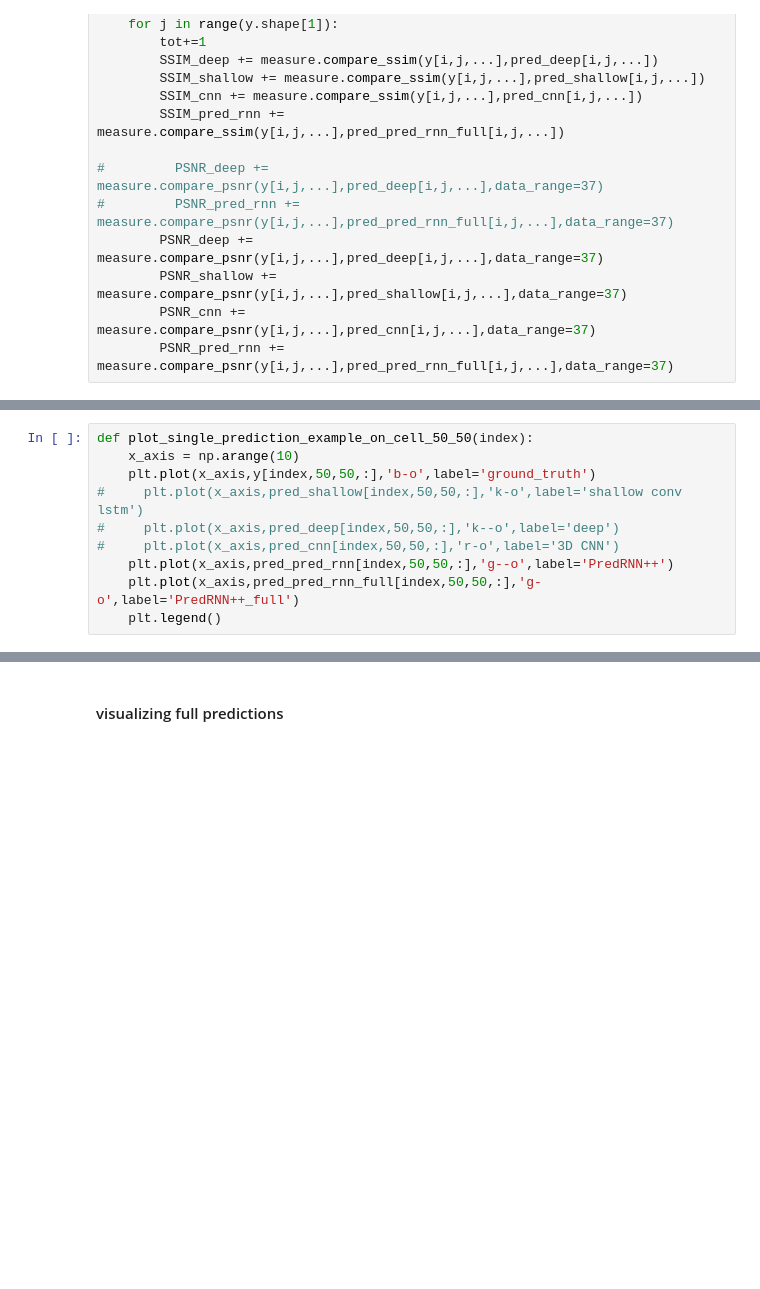
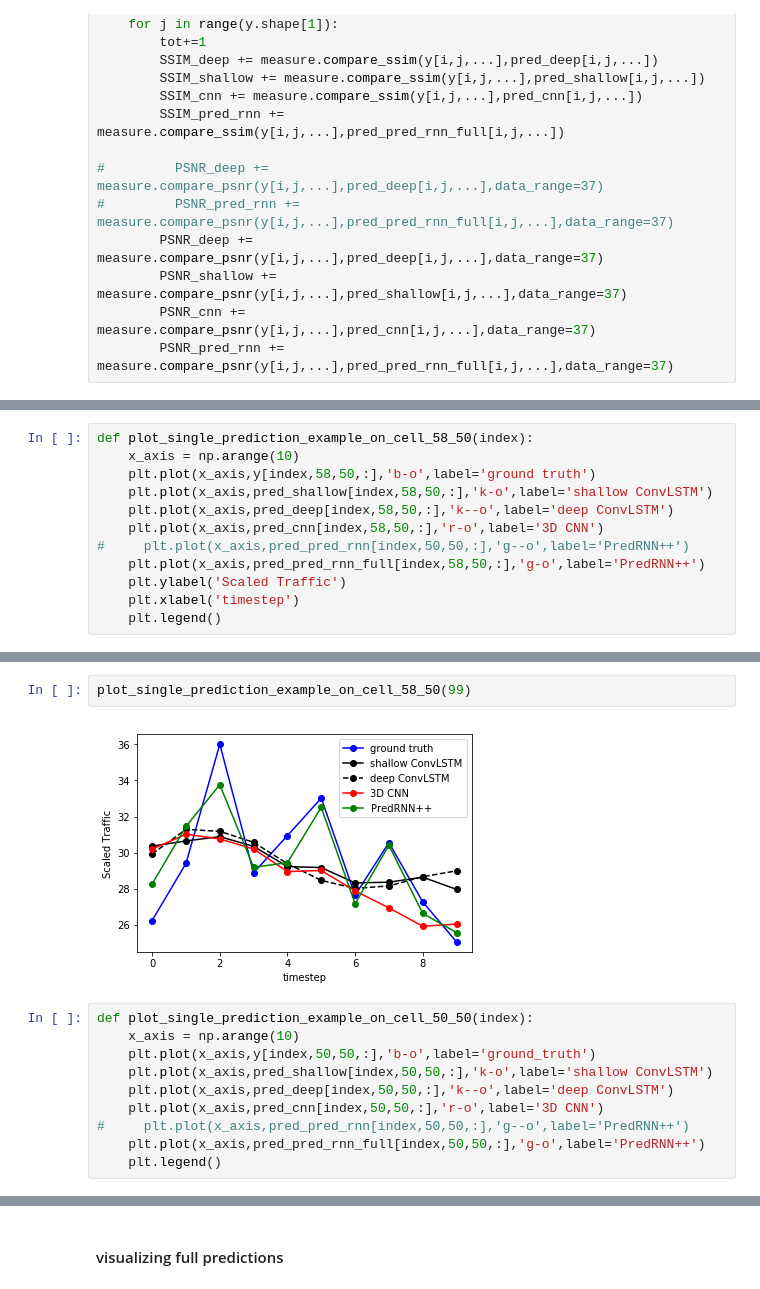
Before and after one commit to nanton96/Mobile-Data-Forecasting-With-Spatio-Temporal-Networks, a Jupyter notebook: notebooks/visualising_predictions.ipynb, the cells around one changed output, grey strips where cells are left out. Drawn from its saved outputs; the diff is of its cells as text; blank space fills up the shorter version.

```diff
--- a/notebooks/visualising_predictions.ipynb
+++ b/notebooks/visualising_predictions.ipynb
@@ -128,0 +129,12 @@ plot_single_prediction_example_on_cell_58_50_with_input(99)
+# %%
+def plot_single_prediction_example_on_cell_58_50(index):
+    x_axis = np.arange(10)
+    plt.plot(x_axis,y[index,58,50,:],'b-o',label='ground truth')
+    plt.plot(x_axis,pred_shallow[index,58,50,:],'k-o',label='shallow ConvLSTM')
+    plt.plot(x_axis,pred_deep[index,58,50,:],'k--o',label='deep ConvLSTM')
+    plt.plot(x_axis,pred_cnn[index,58,50,:],'r-o',label='3D CNN')
+#     plt.plot(x_axis,pred_pred_rnn[index,50,50,:],'g--o',label='PredRNN++')
+    plt.plot(x_axis,pred_pred_rnn_full[index,58,50,:],'g-o',label='PredRNN++')
+    plt.ylabel('Scaled Traffic')
+    plt.xlabel('timestep')
+    plt.legend()
@@ -129,12 +198,16 @@ plot_single_prediction_example_on_cell_58_50_with_input(99)
+# %%
+plot_single_prediction_example_on_cell_58_50(99)
+# %% [output]
+[figure, added]
 # %%
 def plot_single_prediction_example_on_cell_50_50(index):
     x_axis = np.arange(10)
     plt.plot(x_axis,y[index,50,50,:],'b-o',label='ground_truth')
-#     plt.plot(x_axis,pred_shallow[index,50,50,:],'k-o',label='shallow conv lstm')
-#     plt.plot(x_axis,pred_deep[index,50,50,:],'k--o',label='deep')
-#     plt.plot(x_axis,pred_cnn[index,50,50,:],'r-o',label='3D CNN')
-    plt.plot(x_axis,pred_pred_rnn[index,50,50,:],'g--o',label='PredRNN++')
-    plt.plot(x_axis,pred_pred_rnn_full[index,50,50,:],'g-o',label='PredRNN++_full')
+    plt.plot(x_axis,pred_shallow[index,50,50,:],'k-o',label='shallow ConvLSTM')
+    plt.plot(x_axis,pred_deep[index,50,50,:],'k--o',label='deep ConvLSTM')
+    plt.plot(x_axis,pred_cnn[index,50,50,:],'r-o',label='3D CNN')
+#     plt.plot(x_axis,pred_pred_rnn[index,50,50,:],'g--o',label='PredRNN++')
+    plt.plot(x_axis,pred_pred_rnn_full[index,50,50,:],'g-o',label='PredRNN++')
     plt.legend()
 # %%
 plot_single_prediction_example_on_cell_50_50(89)
```
Also changed, not shown: parts of 14 cells of this notebook, 4 other files.
